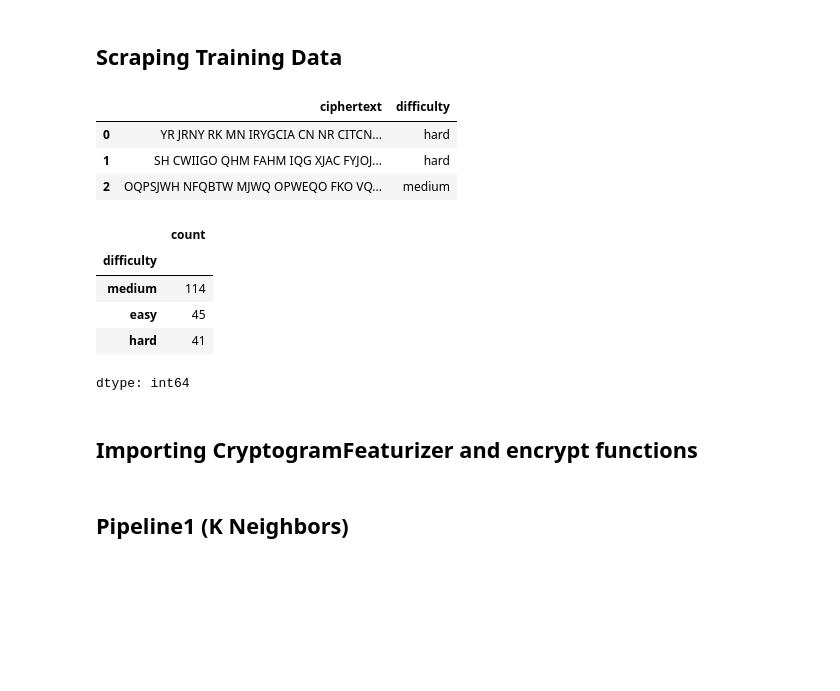
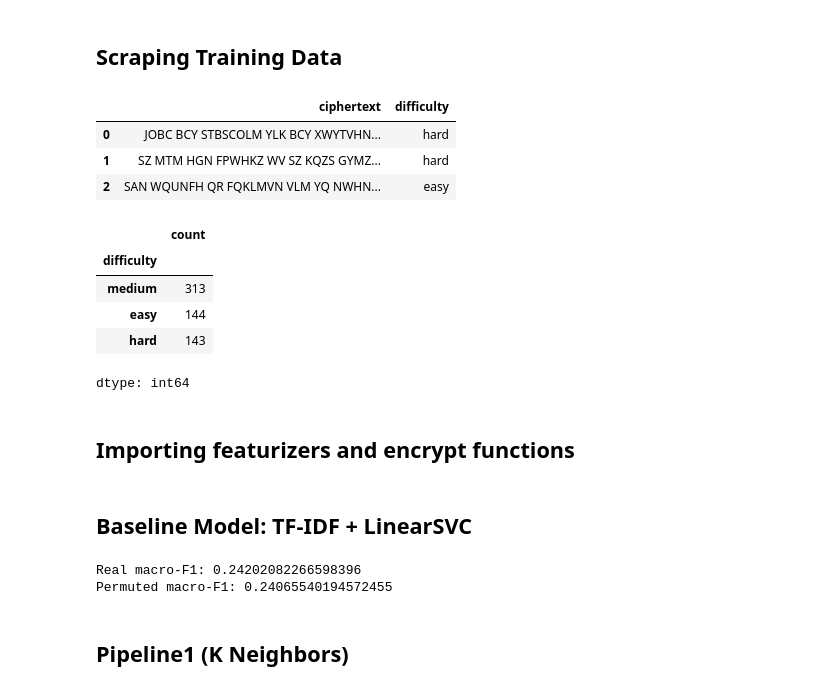
Before and after one commit to klobell/cryptograms, a Jupyter notebook: cryptograms_github.ipynb, the cells around one changed output. Saved outputs shown, nothing was run; the diff lists cells and outputs as text; code cells hidden in the pictures; blank space fills up the shorter version.

```diff
--- a/cryptograms_github.ipynb
+++ b/cryptograms_github.ipynb
@@ -37,7 +31,7 @@ from collections import Counter
 # %% [markdown]
 ## Scraping Training Data
 # %%
-n = 200            # how many puzzles to scrape
+n = 600            # how many puzzles to scrape
 
 url = "https://cryptograms.puzzlebaron.com/play.php"
 
@@ -72,38 +66,38 @@ for i in range(n):
       # find bold "Rating" label, then read the text
       parent_div = soup.find("b", string=re.compile(r"^\s*Rating\s*$", re.I)).parent
       # get strings inside div
       pieces = list(parent_div.stripped_strings)
       if len(pieces) >= 2:
           difficulty_raw = pieces[1].lower()
           difficulty = label_map[difficulty_raw]
 
       # ------- ciphertext -------
       words = []
       for wdiv in soup.find_all("div", class_="word"):
           letters = [c.get_text(strip=True) for c in wdiv.find_all("div", class_="cletter")]
           if letters:
               words.append("".join(letters))
       ciphertext = " ".join(words).strip()
 
       if ciphertext and difficulty:
           data.append({"ciphertext": ciphertext, "difficulty": difficulty})
       else:
           # debug prints (if structure changes)
           print(f"[{i+1}/{n}] skipped (ciphertext or difficulty missing)")
 
       time.sleep(1.0)
 
 # --- save ---
 train_df = pd.DataFrame(data)
 train_df.to_csv("train_df.csv", index=False)
 train_df.head(3)
 # %% [output]
 |  | ciphertext | difficulty |
-| 0 | YR JRNY RK MN IRYGCIA CN NR CITCN... | hard |
-| 1 | SH CWIIGO QHM FAHM IQG XJAC FYJOJ... | hard |
-| 2 | OQPSJWH NFQBTW MJWQ OPWEQO FKO VQ... | medium |
+| 0 | JOBC BCY STBSCOLM YLK BCY XWYTVHN... | hard |
+| 1 | SZ MTM HGN FPWHKZ WV SZ KQZS GYMZ... | hard |
+| 2 | SAN WQUNFH QR FQKLMVN VLM YQ NWHN... | easy |
 # %%
-train_df = pd.read_csv("train_df.csv")
+train_df = pd.read_csv("data/train_df.csv")
 
 train_df["ciphertext"].nunique() == n       # make sure there are no duplicate ciphertexts
 train_df["difficulty"].value_counts()       # rating value counts
@@ -113,12 +107,12 @@ y_train = train_df["difficulty"]
 # %% [output]
 |  | count |
 | difficulty |  |
-| medium | 114 |
-| easy | 45 |
-| hard | 41 |
+| medium | 313 |
+| easy | 144 |
+| hard | 143 |
 dtype: int64
 # %% [markdown]
-## Importing CryptogramFeaturizer and encrypt functions
+## Importing featurizers and encrypt functions
 # %%
 import sys
 sys.path.append('src')
@@ -126,4 +120,36 @@ from src.featurizer import CryptogramFeaturizer
 from src.encryptor import generate_derangement, encrypt
+# %% [markdown]
+## Baseline Model: TF-IDF + LinearSVC
+# %%
+from sklearn.svm import LinearSVC
+from sklearn.model_selection import StratifiedKFold, cross_val_score
+from sklearn.utils import shuffle
+from sklearn.pipeline import make_pipeline
+from sklearn.base import BaseEstimator, TransformerMixin
+import numpy as np
+
+
+# Create the pipeline
+clf = make_pipeline(
+    RepeatNgramCounter(),  # 3 features: repeated unigrams, bigrams, trigrams
+    LinearSVC(class_weight='balanced', random_state=42)
+)
+
+# 5-fold stratified CV
+cv = StratifiedKFold(n_splits=5, shuffle=True, random_state=42)
+
+# Real score
+real = cross_val_score(clf, X_train, y_train, cv=cv, scoring="f1_macro").mean()
+
+# Permuted labels
+y_perm = shuffle(y_train, random_state=0)
+perm = cross_val_score(clf, X_train, y_perm, cv=cv, scoring="f1_macro").mean()
+
+print("Real macro-F1:", real)
+print("Permuted macro-F1:", perm)
+# %% [output]
+Real macro-F1: 0.24202082266598396
+Permuted macro-F1: 0.24065540194572455
 # %% [markdown]
 ## Pipeline1 (K Neighbors)
 # %%
```
Also changed, not shown: parts of 5 cells of this notebook.
